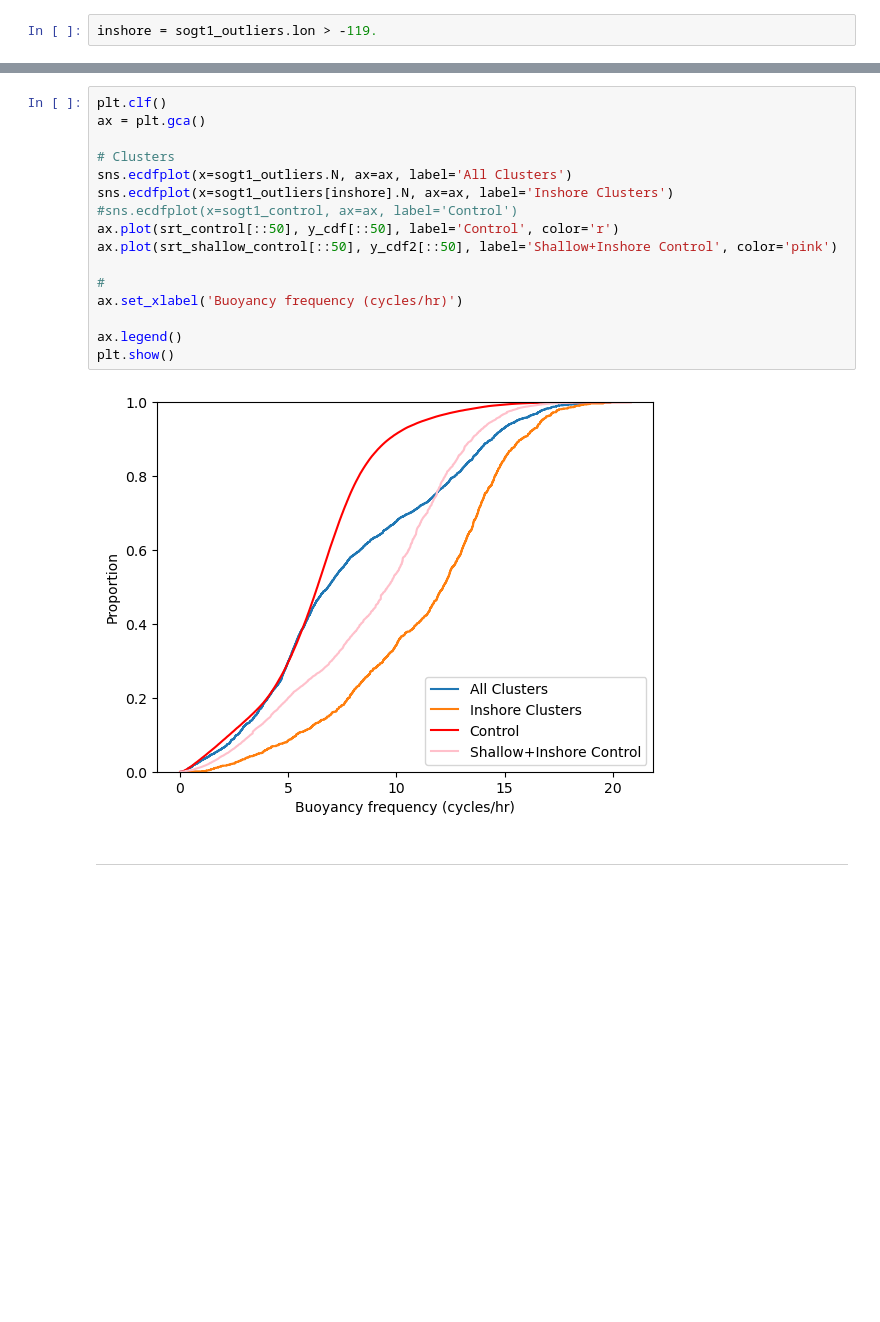
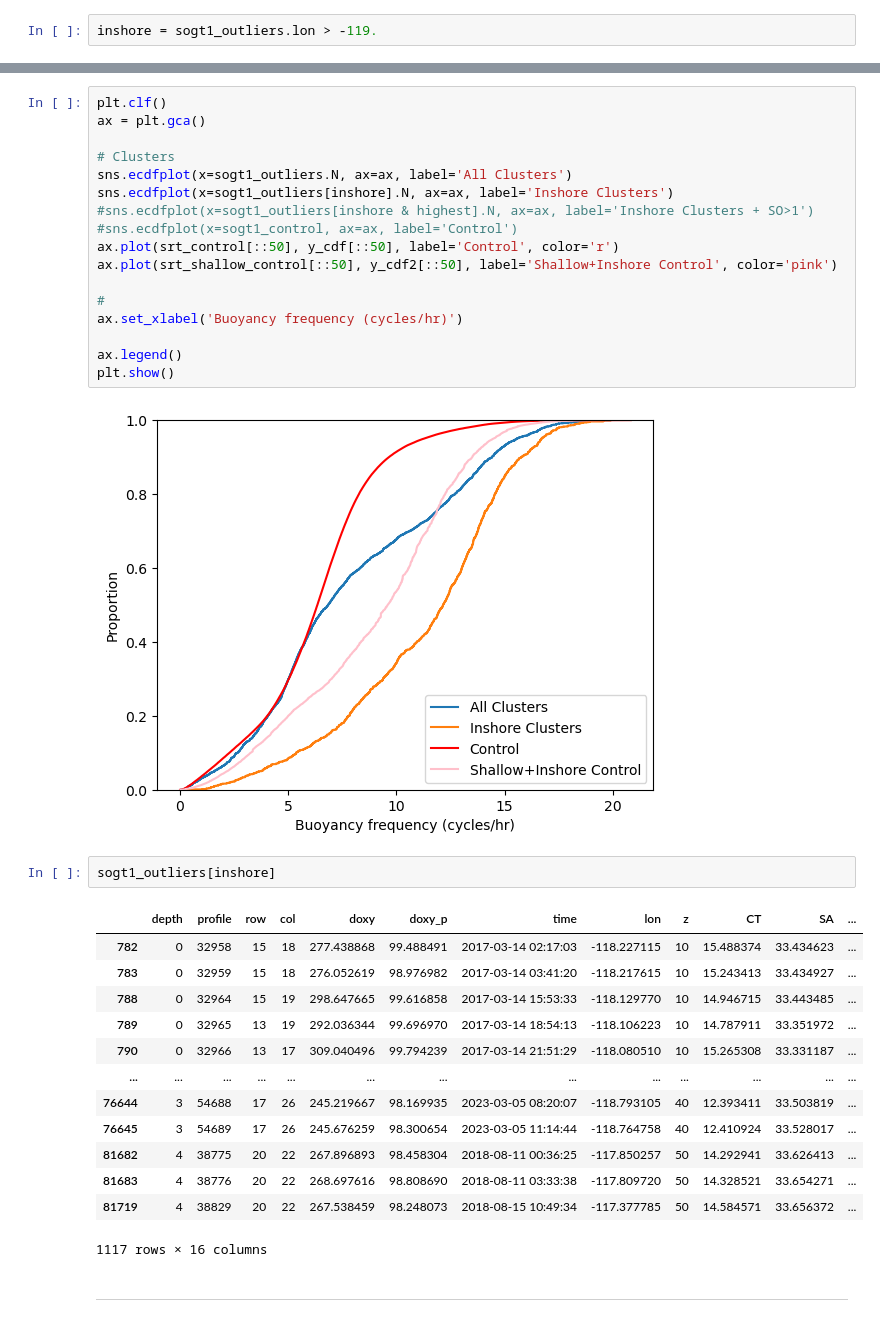
Before and after one commit to profxj/sio-sandbox, a Jupyter notebook: nb/CUGN/Buoyancy.ipynb, the cells around one changed output, grey strips where cells are left out. Saved outputs shown, nothing was run; the diff lists cells and outputs as text; blank space fills up the shorter version.

```diff
--- a/nb/CUGN/Buoyancy.ipynb
+++ b/nb/CUGN/Buoyancy.ipynb
@@ -106,6 +106,7 @@ ax = plt.gca()
 # Clusters
 sns.ecdfplot(x=sogt1_outliers.N, ax=ax, label='All Clusters')
 sns.ecdfplot(x=sogt1_outliers[inshore].N, ax=ax, label='Inshore Clusters')
+#sns.ecdfplot(x=sogt1_outliers[inshore & highest].N, ax=ax, label='Inshore Clusters + SO>1')
 #sns.ecdfplot(x=sogt1_control, ax=ax, label='Control')
 ax.plot(srt_control[::50], y_cdf[::50], label='Control', color='r')
 ax.plot(srt_shallow_control[::50], y_cdf2[::50], label='Shallow+Inshore Control', color='pink')
@@ -117,6 +118,22 @@ ax.legend()
 plt.show()
 # %% [output]
 [figure]
+# %%
+sogt1_outliers[inshore]
+# %% [output]
+|  | depth | profile | row | col | doxy | doxy_p | time | lon | z | CT | SA | ... |
+| 782 | 0 | 32958 | 15 | 18 | 277.438868 | 99.488491 | 2017-03-14 02:17:03 | -118.227115 | 10 | 15.488374 | 33.434623 | ... |
+| 783 | 0 | 32959 | 15 | 18 | 276.052619 | 98.976982 | 2017-03-14 03:41:20 | -118.217615 | 10 | 15.243413 | 33.434927 | ... |
+| 788 | 0 | 32964 | 15 | 19 | 298.647665 | 99.616858 | 2017-03-14 15:53:33 | -118.129770 | 10 | 14.946715 | 33.443485 | ... |
+| 789 | 0 | 32965 | 13 | 19 | 292.036344 | 99.696970 | 2017-03-14 18:54:13 | -118.106223 | 10 | 14.787911 | 33.351972 | ... |
+| 790 | 0 | 32966 | 13 | 17 | 309.040496 | 99.794239 | 2017-03-14 21:51:29 | -118.080510 | 10 | 15.265308 | 33.331187 | ... |
+| ... | ... | ... | ... | ... | ... | ... | ... | ... | ... | ... | ... | ... |
+| 76644 | 3 | 54688 | 17 | 26 | 245.219667 | 98.169935 | 2023-03-05 08:20:07 | -118.793105 | 40 | 12.393411 | 33.503819 | ... |
+| 76645 | 3 | 54689 | 17 | 26 | 245.676259 | 98.300654 | 2023-03-05 11:14:44 | -118.764758 | 40 | 12.410924 | 33.528017 | ... |
+| 81682 | 4 | 38775 | 20 | 22 | 267.896893 | 98.458304 | 2018-08-11 00:36:25 | -117.850257 | 50 | 14.292941 | 33.626413 | ... |
+| 81683 | 4 | 38776 | 20 | 22 | 268.697616 | 98.808690 | 2018-08-11 03:33:38 | -117.809720 | 50 | 14.328521 | 33.654271 | ... |
+| 81719 | 4 | 38829 | 20 | 22 | 267.538459 | 98.248073 | 2018-08-15 10:49:34 | -117.377785 | 50 | 14.584571 | 33.656372 | ... |
+1117 rows × 16 columns
 # %% [markdown]
 ----
 # %% [markdown]
```
Also changed, not shown: parts of 1 cell of this notebook.
